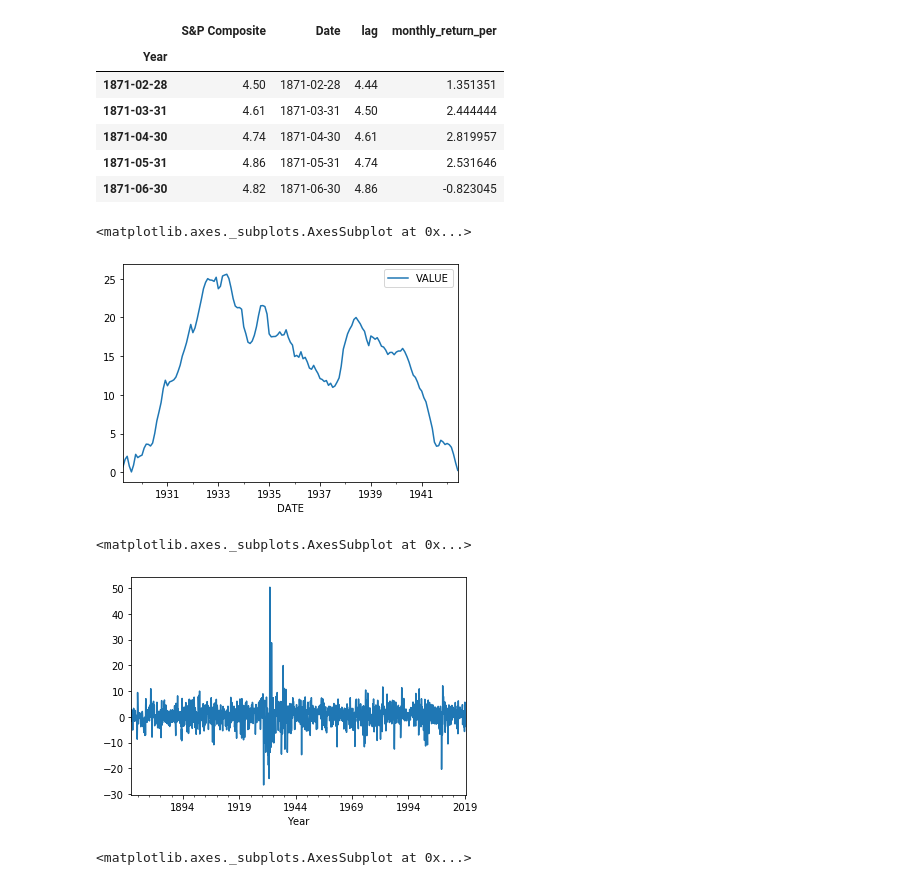
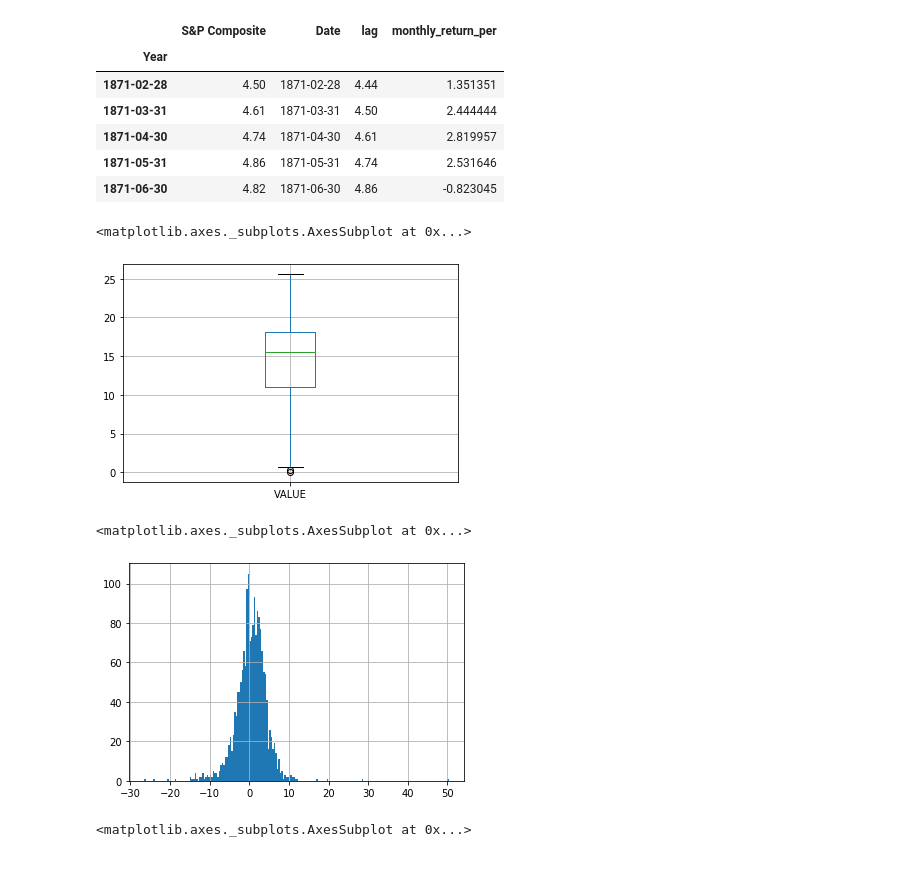
Before and after one commit to Carterbouley/mod_3_project, a Jupyter notebook: Aroa_notebook.ipynb, the cells around one changed output. Drawn from its saved outputs; the diff is of its cells as text; code cells hidden in the pictures.

```diff
--- a/Aroa_notebook.ipynb
+++ b/Aroa_notebook.ipynb
@@ -82,15 +178,15 @@ sp.head()
 | 1871-05-31 | 4.86 | 1871-05-31 | 4.74 | 2.531646 |
 | 1871-06-30 | 4.82 | 1871-06-30 | 4.86 | -0.823045 |
 # %%
-u.plot()
+u.boxplot()
 # %% [output]
 <matplotlib.axes._subplots.AxesSubplot at 0x...>
-[figure, old version]
+[figure, new version]
 # %%
-sp['monthly_return_per'].plot()
+sp['monthly_return_per'].hist(bins=200)
 # %% [output]
 <matplotlib.axes._subplots.AxesSubplot at 0x...>
-[figure, old version]
+[figure, new version]
 # %%
 debt.plot()
 # %% [output]
```
Also changed, not shown: parts of 29 cells of this notebook.
